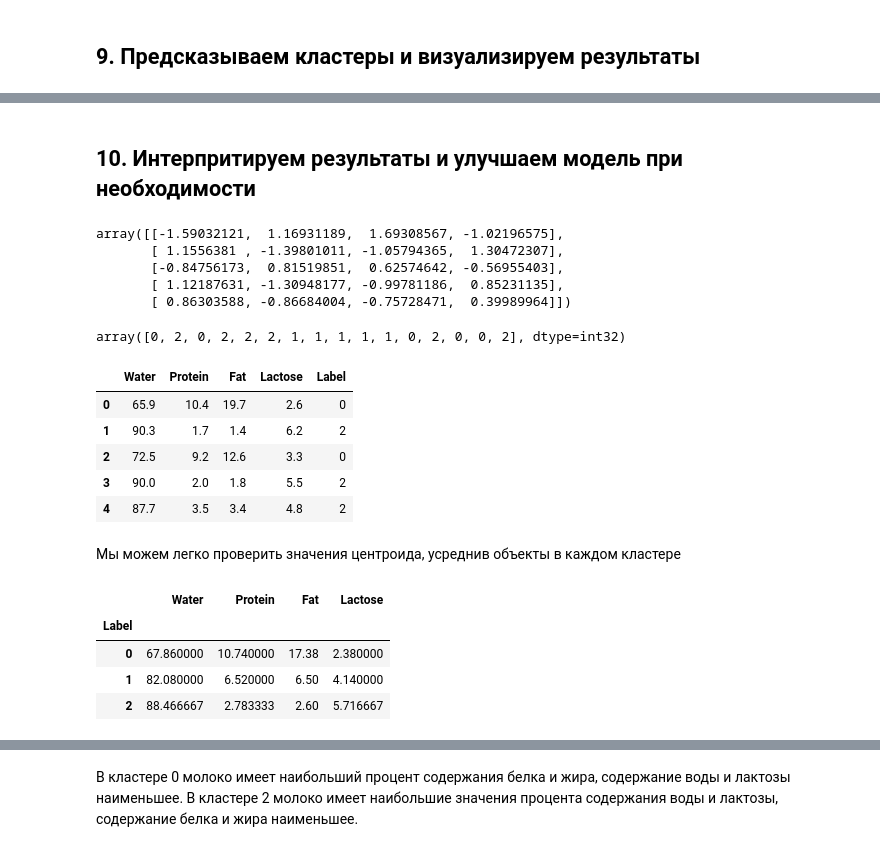
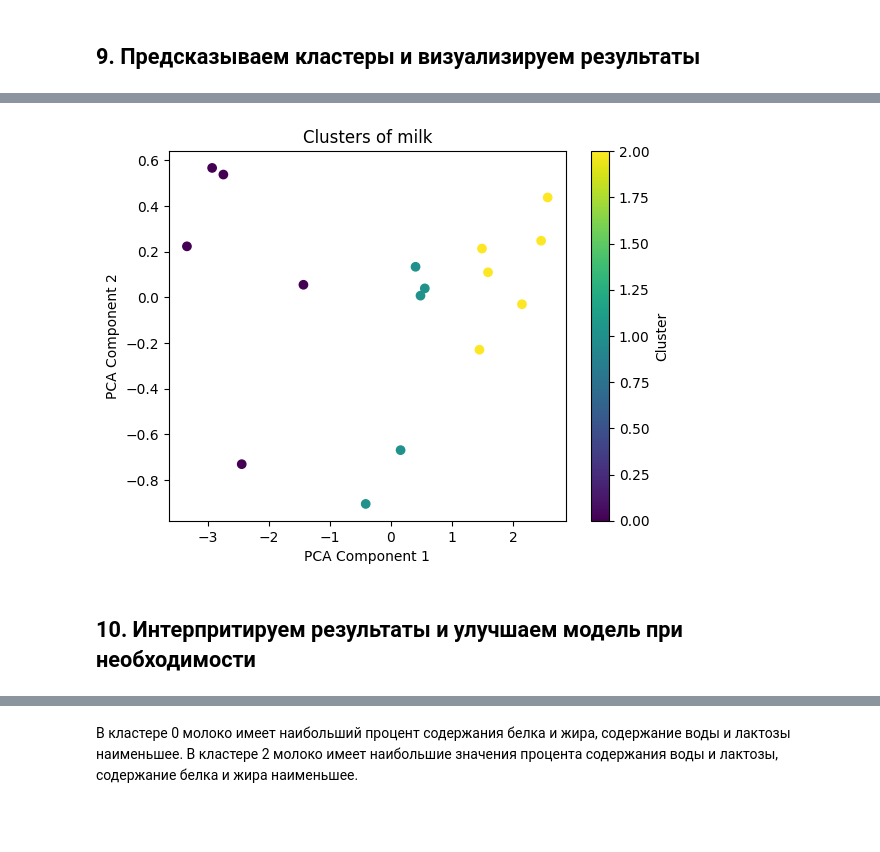
Before and after one commit to oldeyy/Machine-Learning, a Jupyter notebook: ЛР5.ipynb, the cells around one changed output, grey strips where cells are left out. Cells and saved outputs as stored; diff of their text form; code cells hidden in the pictures; blank space fills up the shorter version.

```diff
--- a/ЛР5.ipynb
+++ b/ЛР5.ipynb
@@ -137,4 +137,7 @@ KMeans(n_clusters=3, n_init=10, random_state=42)
 ## 9. Предсказываем кластеры и визуализируем результаты
 # %%
 # предсказываем кластеры для каждого
-labels = kmeans.predict(X)
+clusters = kmeans.predict(X)
+df['cluster']=clusters
+#добавляем метки класеров в исходные данные
+df.head()
@@ -150,34 +159,18 @@ plt.show()
+# %%
+from sklearn.decomposition import PCA
+
+#уменьшаем размерность до 2D
+pca = PCA(n_components=2)
+X_pca=pca.fit_transform(X)
+
+#визуализация
+plt.scatter(X_pca[:,0], X_pca[:,1], c=clusters, cmap='viridis')
+plt.xlabel('PCA Component 1')
+plt.ylabel('PCA Component 2')
+plt.title('Clusters of milk')
+plt.colorbar(label='Cluster')
+plt.show()
+# %% [output]
+[figure, added]
 # %% [markdown]
 ## 10. Интерпритируем результаты и улучшаем модель при необходимости
-# %%
-X[:5]
-# %% [output]
-array([[-1.59032121,  1.16931189,  1.69308567, -1.02196575],
-       [ 1.1556381 , -1.39801011, -1.05794365,  1.30472307],
-       [-0.84756173,  0.81519851,  0.62574642, -0.56955403],
-       [ 1.12187631, -1.30948177, -0.99781186,  0.85231135],
-       [ 0.86303588, -0.86684004, -0.75728471,  0.39989964]])
-# %%
-labels
-# %% [output]
-array([0, 2, 0, 2, 2, 2, 1, 1, 1, 1, 1, 0, 2, 0, 0, 2], dtype=int32)
-# %%
-df['Label']=labels
-df.head()
-# %% [output]
-|  | Water | Protein | Fat | Lactose | Label |
-| 0 | 65.9 | 10.4 | 19.7 | 2.6 | 0 |
-| 1 | 90.3 | 1.7 | 1.4 | 6.2 | 2 |
-| 2 | 72.5 | 9.2 | 12.6 | 3.3 | 0 |
-| 3 | 90.0 | 2.0 | 1.8 | 5.5 | 2 |
-| 4 | 87.7 | 3.5 | 3.4 | 4.8 | 2 |
-# %% [markdown]
-Мы можем легко проверить значения центроида, усреднив объекты в каждом кластере
-# %%
-df.groupby('Label').mean()
-# %% [output]
-|  | Water | Protein | Fat | Lactose |
-| Label |  |  |  |  |
-| 0 | 67.860000 | 10.740000 | 17.38 | 2.380000 |
-| 1 | 82.080000 | 6.520000 | 6.50 | 4.140000 |
-| 2 | 88.466667 | 2.783333 | 2.60 | 5.716667 |
```
Also changed, not shown: parts of 8 cells of this notebook.
